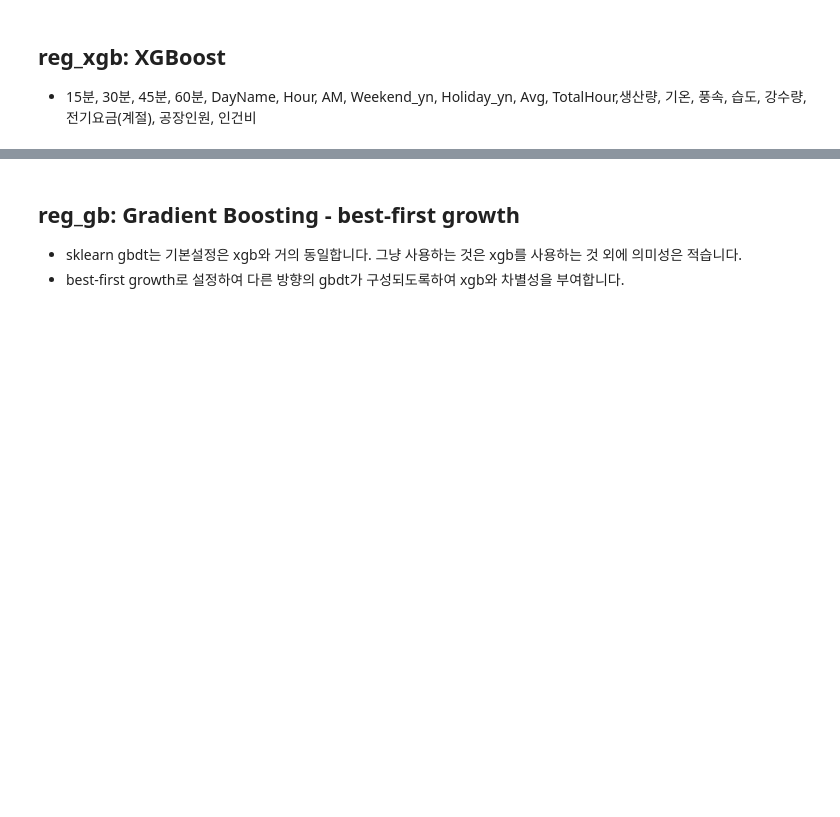
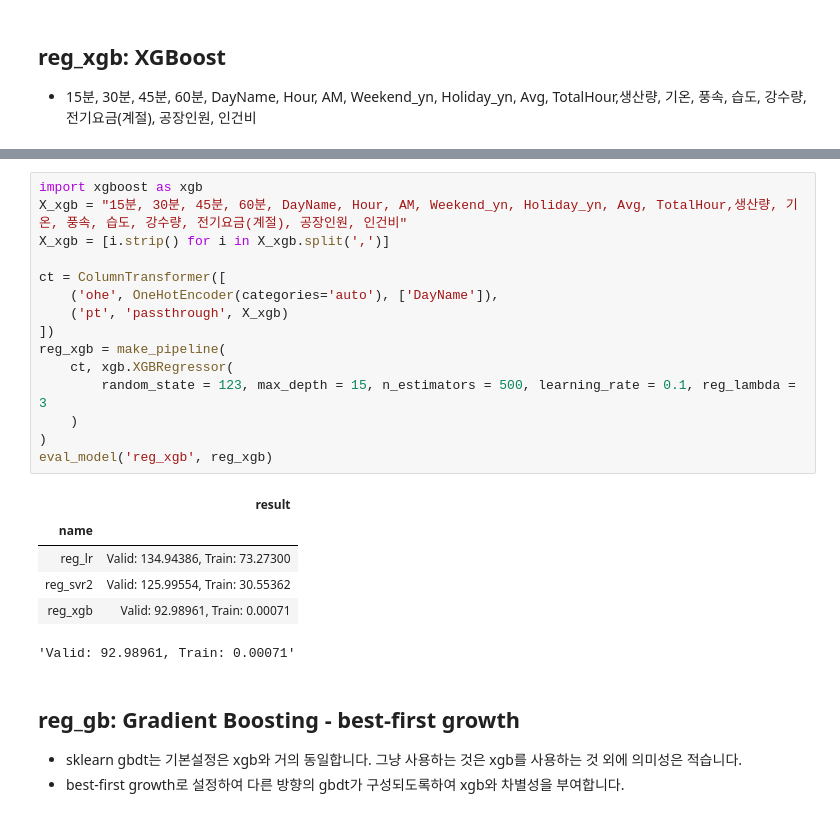
Before and after one commit to sunkusun9/DS_lv3_2609_1, a Jupyter notebook: sec_ds_lv3_prob3_kaggle.ipynb, the cells around one changed output, grey strips where cells are left out. Saved outputs shown, nothing was run; the diff lists cells and outputs as text; blank space fills up the shorter version.

```diff
--- a/sec_ds_lv3_prob3_kaggle.ipynb
+++ b/sec_ds_lv3_prob3_kaggle.ipynb
@@ -414,3 +526,25 @@ print('자가채점', mean_absolute_error(s_kaggle_ans, prd))
+# %%
+import xgboost as xgb
+X_xgb = "15분, 30분, 45분, 60분, DayName, Hour, AM, Weekend_yn, Holiday_yn, Avg, TotalHour,생산량, 기온, 풍속, 습도, 강수량, 전기요금(계절), 공장인원, 인건비"
+X_xgb = [i.strip() for i in X_xgb.split(',')]
+
+ct = ColumnTransformer([
+    ('ohe', OneHotEncoder(categories='auto'), ['DayName']),
+    ('pt', 'passthrough', X_xgb)
+])
+reg_xgb = make_pipeline(
+    ct, xgb.XGBRegressor(
+        random_state = 123, max_depth = 15, n_estimators = 500, learning_rate = 0.1, reg_lambda = 3
+    )
+)
+eval_model('reg_xgb', reg_xgb)
+# %% [output]
+|  | result |
+| name |  |
+| reg_lr | Valid: 134.94386, Train: 73.27300 |
+| reg_svr2 | Valid: 125.99554, Train: 30.55362 |
+| reg_xgb | Valid: 92.98961, Train: 0.00071 |
+'Valid: 92.98961, Train: 0.00071'
 # %% [markdown]
 ## reg_gb: Gradient Boosting - best-first growth
 
```
Also changed, not shown: parts of 7 cells of this notebook.
